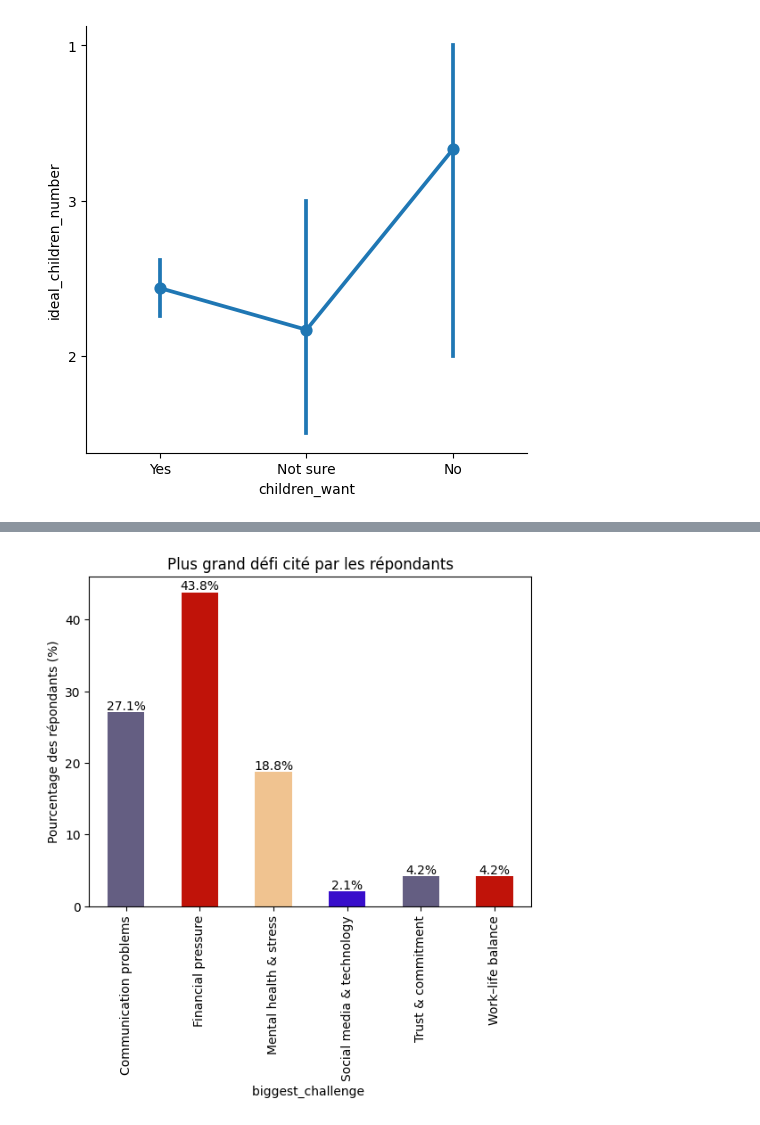
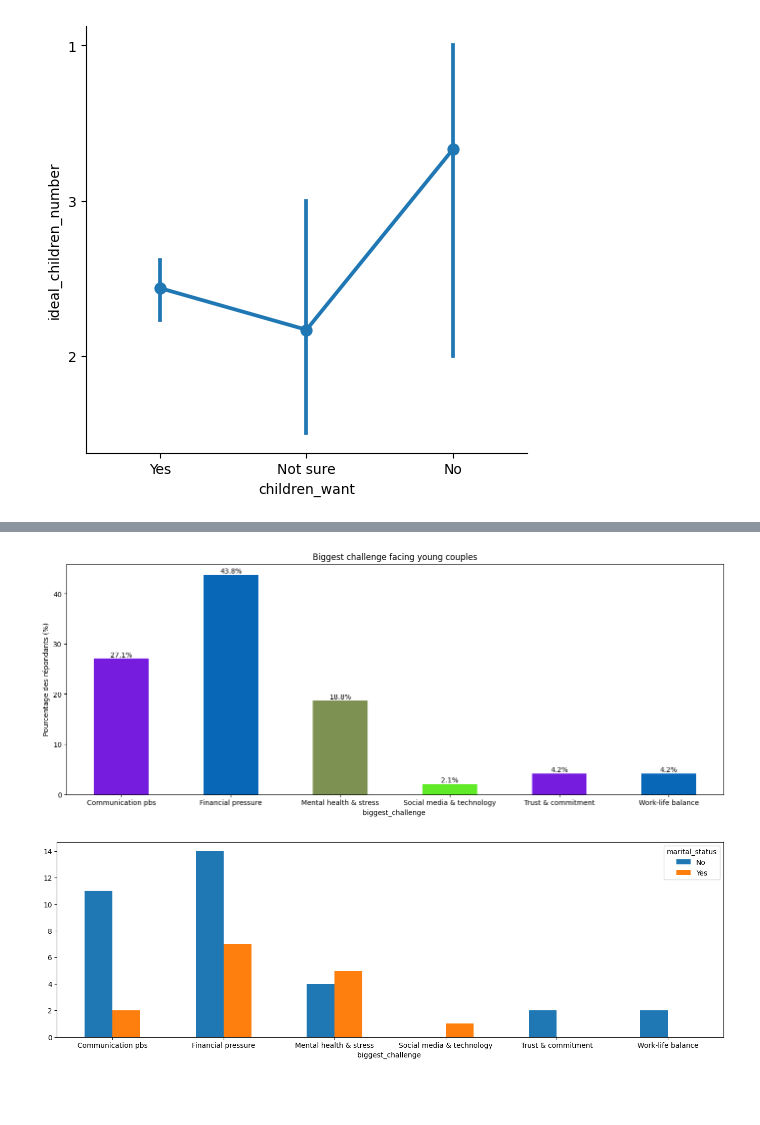
Before and after one commit to Azizbennacer/Survey-analysis, a Jupyter notebook: notebooks/analysis.ipynb, the cells around one changed output, grey strips where cells are left out. Drawn from its saved outputs; the diff is of its cells as text; code cells hidden in the pictures; blank space fills up the shorter version.

```diff
--- a/notebooks/analysis.ipynb
+++ b/notebooks/analysis.ipynb
@@ -245,13 +245,26 @@ plt.show()
 # %%
 #Quel est le plus grand défi cité par la majorité des répondants ?
-fig, ax = plt.subplots()
+fig, ax = plt.subplots(figsize=(17, 6))
 colors = np.random.rand(len(fin_model), 3)
+x_labels = [ "Communication pbs", "Financial pressure", "Mental health & stress", "Social media & technology", "Trust & commitment", "Work-life balance" ]
 grand_defi = df.groupby("biggest_challenge ").size()
 percentages = grand_defi / grand_defi.sum() * 100
-percentages.plot(kind = "bar",ax = ax,color = colors)
+percentages.plot(kind = "bar",ax = ax,color = colors,rot = 0)
 ax.bar_label(ax.containers[0], fmt="%.1f%%")
+ax.set_xticklabels(x_labels)
 ax.set_ylabel("Pourcentage des répondants (%)")
-ax.set_title("Plus grand défi cité par les répondants")
+ax.set_title("Biggest challenge facing young couples")
 plt.show()
 # %% [output]
-[figure, old version]
+[figure, new version]
+# %%
+#Ce défi est-il le même pour : les personnes mariées vs non mariées ?
+fig, ax = plt.subplots(figsize=(17,5))
+x_labels = [ "Communication pbs", "Financial pressure", "Mental health & stress", "Social media & technology", "Trust & commitment", "Work-life balance" ]
+defi = df.groupby(["biggest_challenge ","marital_status"]).size().unstack(fill_value=0)
+defi.plot(kind = "bar",rot =0 ,ax = ax)
+ax.set_xticklabels(x_labels)
+plt.legend(title="marital_status")
+plt.show()
+# %% [output]
+[figure, added]
```
Also changed, not shown: parts of 4 cells of this notebook.
